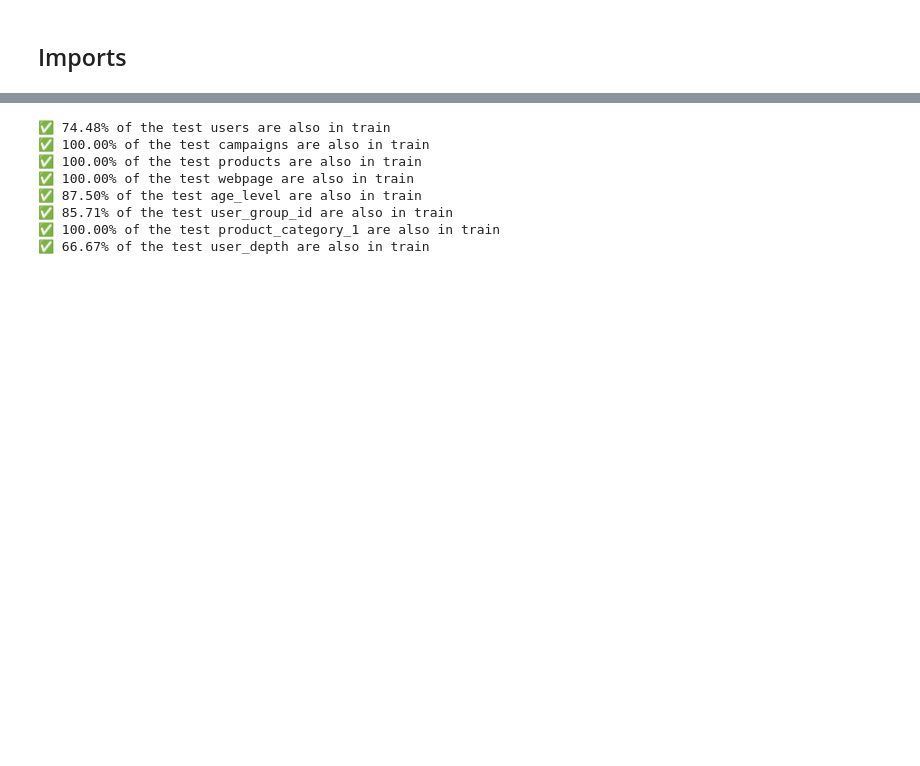
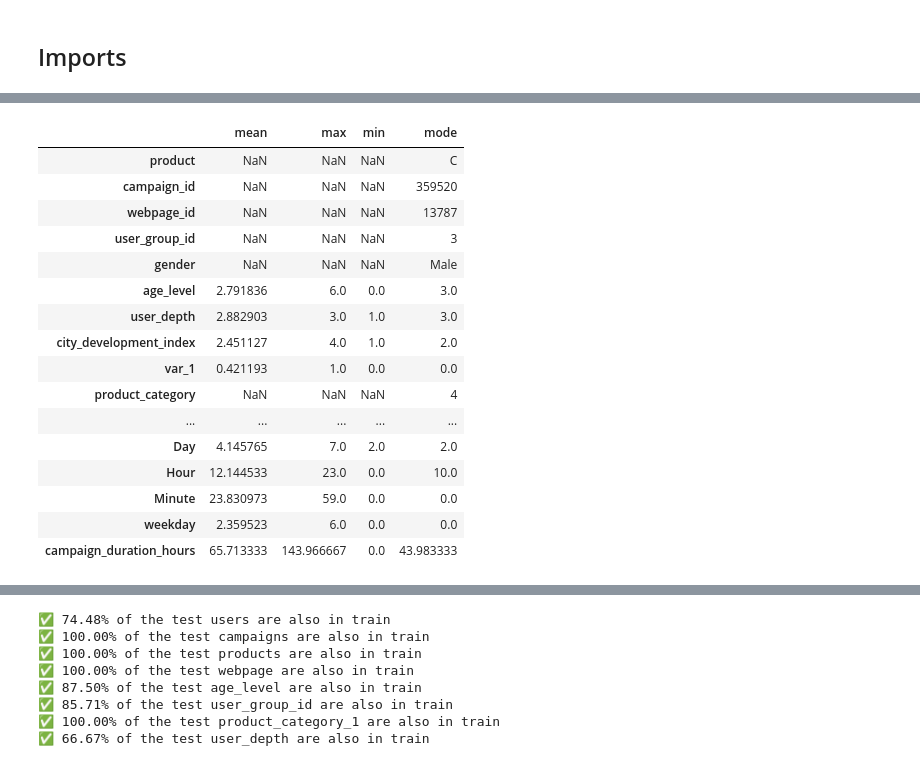
Before and after one commit to bagel-not-kaggle/YDATA-kaggle-assignment, a Jupyter notebook: notebooks/Exploring.ipynb, the cells around one changed output, grey strips where cells are left out. Drawn from its saved outputs; the diff is of its cells as text; code cells hidden in the pictures; blank space fills up the shorter version.

```diff
--- a/notebooks/Exploring.ipynb
+++ b/notebooks/Exploring.ipynb
@@ -38,0 +44,30 @@ X_test
+# %%
+# Show the mean, max, mode value in each column in an organized way
+def show_stats(df):
+    stats = pd.DataFrame(index=df.columns, columns=['mean', 'max', 'min','mode'])
+    for column in df.columns:
+        if df[column].dtype == 'object' or df[column].dtype.name == 'category':
+            stats.loc[column] = [np.nan, np.nan, np.nan, df[column].mode().values[0]]
+        else:
+            stats.loc[column] = [df[column].mean(), df[column].max(),df[column].min(),  df[column].mode().values[0]]
+    return stats
+
+show_stats(X_train)
+# %% [output]
+|  | mean | max | min | mode |
+| product | NaN | NaN | NaN | C |
+| campaign_id | NaN | NaN | NaN | 359520 |
+| webpage_id | NaN | NaN | NaN | 13787 |
+| user_group_id | NaN | NaN | NaN | 3 |
+| gender | NaN | NaN | NaN | Male |
+| age_level | 2.791836 | 6.0 | 0.0 | 3.0 |
+| user_depth | 2.882903 | 3.0 | 1.0 | 3.0 |
+| city_development_index | 2.451127 | 4.0 | 1.0 | 2.0 |
+| var_1 | 0.421193 | 1.0 | 0.0 | 0.0 |
+| product_category | NaN | NaN | NaN | 4 |
+| ... | ... | ... | ... | ... |
+| Day | 4.145765 | 7.0 | 2.0 | 2.0 |
+| Hour | 12.144533 | 23.0 | 0.0 | 10.0 |
+| Minute | 23.830973 | 59.0 | 0.0 | 0.0 |
+| weekday | 2.359523 | 6.0 | 0.0 | 0.0 |
+| campaign_duration_hours | 65.713333 | 143.966667 | 0.0 | 43.983333 |
```
Also changed, not shown: parts of 6 cells of this notebook.
